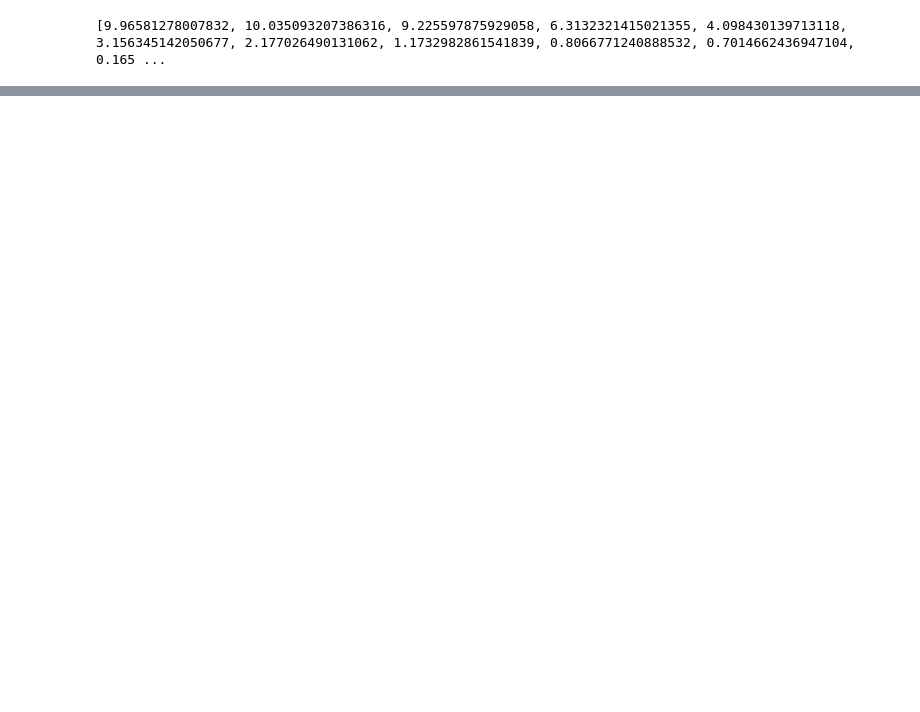
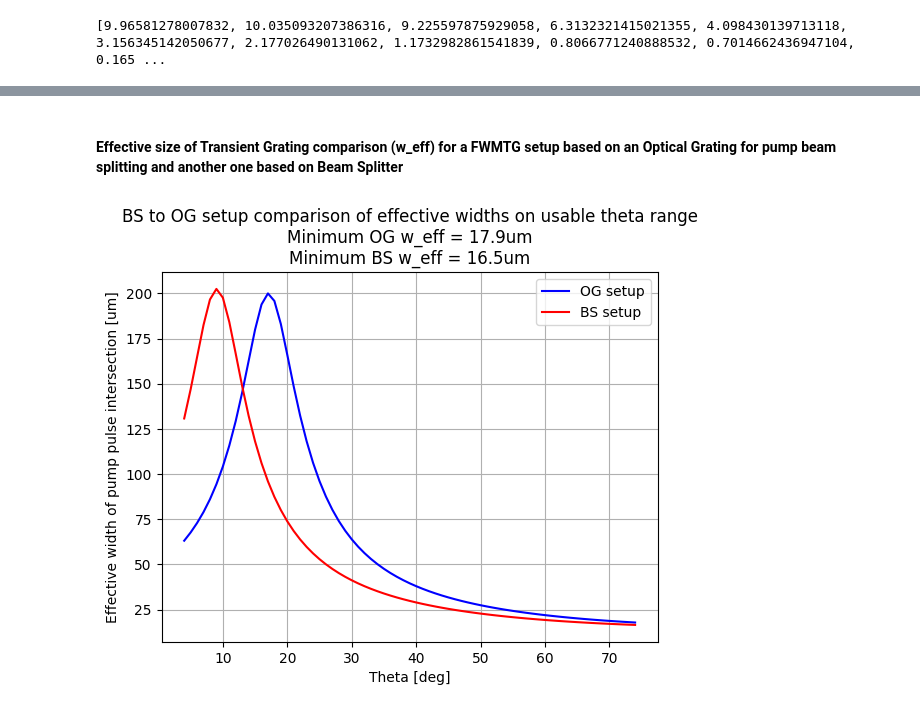
Before and after one commit to Guilldeas/General_Purpose_Analysis, a Jupyter notebook: Back_of_the_envelope.ipynb, the cells around one changed output, grey strips where cells are left out. Cells and saved outputs as stored; diff of their text form; code cells hidden in the pictures; blank space fills up the shorter version.

Commit message:
Added calculations for OG vs BS comparison

```diff
--- a/Back_of_the_envelope.ipynb
+++ b/Back_of_the_envelope.ipynb
@@ -1038,0 +1027,2 @@ plt.show()
+# %% [markdown]
+#### Effective size of Transient Grating comparison (w_eff) for a FWMTG setup based on an Optical Grating for pump beam splitting and another one based on Beam Splitter
@@ -1038,0 +1043,46 @@ plt.show()
+# %%
+beam_width_0 = 200 # in um
+beam_length = 50E-15 * 3E8 * 1E6 # in um
+alpha = 17
+
+
+# Calculate Effective widths for both the OG and BS setups respectively for the whole legnth of thetas in [4, 75]deg
+Effective_widths = [[], []]
+Thetas = []
+for theta in range(4, 75):
+
+    Thetas.append(theta)
+
+    # Set each variable according to each setup
+
+    # OG setup
+    Effective_widths[0].append(effective_width( beam_width = beam_width_0 * (math.cos( alpha * math.pi / 180)) / (math.cos( theta * math.pi / 180)),
+                                               beam_length = beam_length,
+                                               pulse_sample_angle = theta - alpha) )
+
+    # BS setup
+    Effective_widths[1].append(effective_width( beam_width = beam_width_0 / math.cos( theta * math.pi / 180),
+                                               beam_length = beam_length,
+                                               pulse_sample_angle = 9 - theta ) )
+# %%
+# Create a new figure
+fig = plt.figure()
+
+# Add a subplot
+ax = fig.add_subplot(111)
+
+# Plot the data
+#ax.plot(common_freqs, HMC1001_aligned, label='HMC1001')
+ax.plot(Thetas, Effective_widths[0], color='b',  label='OG setup')
+ax.plot(Thetas, Effective_widths[1], color='r',  label='BS setup')
+
+
+# Customize the plot
+ax.set_xlabel('Theta [deg]')
+ax.set_ylabel('Effective width of pump pulse intersection [um]')
+ax.set_title(f'BS to OG setup comparison of effective widths on usable theta range\nMinimum OG w_eff = {round(min(Effective_widths[0]),1)}um\nMinimum BS w_eff = {round(min(Effective_widths[1]),1)}um')
+ax.grid()
+ax.legend()
+plt.show()
+# %% [output]
+[figure, added]
```
Also changed, not shown: parts of 7 cells of this notebook.
